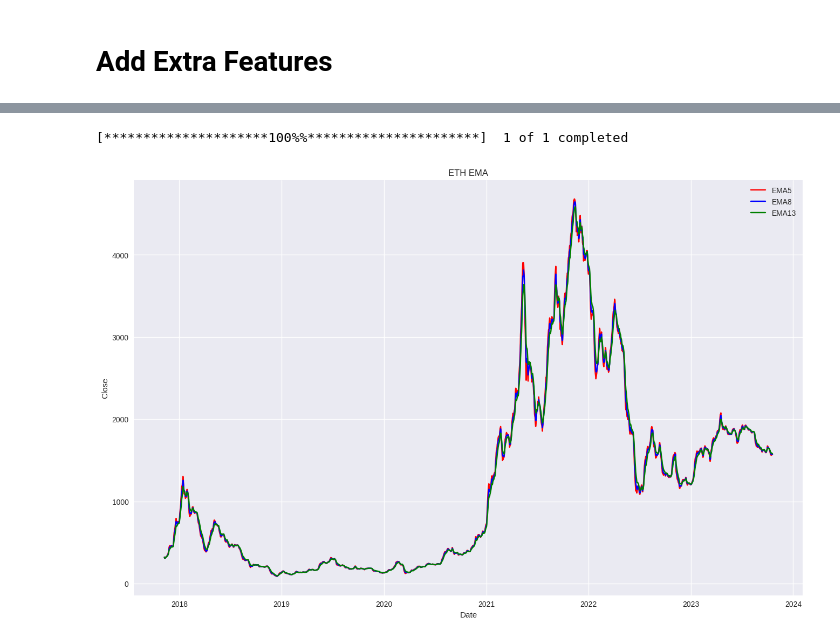
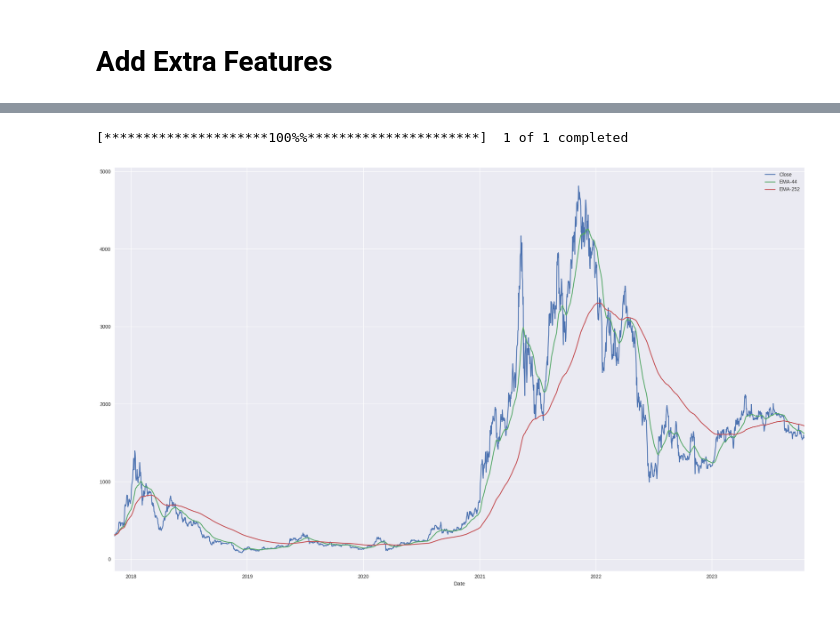
Before and after one commit to mr-robot77/Quera_G11-Project2, a Jupyter notebook: Problem 3/prediction.ipynb, the cells around one changed output, grey strips where cells are left out. Cells and saved outputs as stored; diff of their text form; code cells hidden in the pictures.

Commit message:
fix new solution plots and add documentation

```diff
--- a/Problem 3/prediction.ipynb
+++ b/Problem 3/prediction.ipynb
@@ -1686,53 +1346,107 @@ import numpy as np
 import pandas as pd
 import datetime as dt
 from pylab import mpl, plt
-import seaborn as sns
+plt.style.use('seaborn')
+mpl.rcParams['font.family']
 
-# Load the ETH data
+import yfinance as yf
+
 eth = yf.Ticker("ETH-USD")
 df_eth = yf.download(tickers="ETH-USD", period="max", interval="1d")
 
-# Calculate EMA
-df_eth['EMA5'] = df_eth['Close'].ewm(span=5).mean()
-df_eth['EMA8'] = df_eth['Close'].ewm(span=8).mean()
-df_eth['EMA13'] = df_eth['Close'].ewm(span=13).mean()
+# Calculate EMAs (Exponential moving averages)
+df_eth['EMA-44'] = df_eth['Close'].ewm(span=44).mean() # Calculates the values for the shorter EMA
+df_eth['EMA-252'] = df_eth['Close'].ewm(span=252).mean() # Calculates the values for the longer EMA
 
 # Drop unnecessary columns
 df_eth_filtered = df_eth.drop(columns=['Open','High','Low','Adj Close','Volume'], axis=1)
+
+
+import matplotlib.pyplot as plt
+
+# Plot the filtered DataFrame
+df_eth_filtered.plot( figsize=(20, 12))
+plt.tight_layout()
+# Show the plot
+plt.show()
+
+## Plot with Seaborn
+import seaborn as sns
 
 # Set the figure size
 plt.figure(figsize=(16, 10))
 
 # Plot the EMA lines
 sns.lineplot(
     x="Date",
-    y='EMA5',
+    y='EMA-44',
     data=df_eth_filtered,
     color='red',
-    label='EMA5'
+    label='EMA-44'
 )
 sns.lineplot(
     x="Date",
-    y='EMA8',
+    y='EMA-252',
     data=df_eth_filtered,
     color='blue',
-    label='EMA8'
+    label='EMA-252'
 )
 sns.lineplot(
     x="Date",
-    y='EMA13',
+    y='Close',
     data=df_eth_filtered,
-    color='green',
-    label='EMA13'
+    color='black',
+    label='Close'
 )
-
 # Set the title and labels
-plt.title("ETH EMA")
+plt.title("ETH/USD$ Price")
 plt.xlabel("Date")
-plt.ylabel("Close")
+plt.ylabel("Price")
 
 # Show the plot
 plt.show()
+
+## Plot with Plotly
+import plotly.graph_objects as go
+
+fig = go.Figure()
+
+fig.add_trace(go.Line(
+    x=df_eth_filtered.index,
+    y=df_eth_filtered['EMA-44'],
+    name='EMA-44',
+    marker_color='red'
+))
+fig.add_trace(go.Line(
+    x=df_eth_filtered.index,
+    y=df_eth_filtered['EMA-252'],
+    name='EMA-252',
+    marker_color='blue'
+))
+
+# Plot the Close line
+fig.add_trace(go.Line(
+    x=df_eth_filtered.index,
+    y=df_eth_filtered['Close'],
+    name='Close',
+    marker_color='black'
+))
+
+# Set the title and labels
+fig.update_layout(
+    title="ETH/USD$ Price",
+    xaxis_title="Date",
+    yaxis_title="Price"
+)
+
+# Set the figure size
+fig.update_layout(
+    width=1200,
+    height=800
+)
+
+# Show the plot
+fig.show()
 # %% [output]
 [*********************100%%**********************]  1 of 1 completed
-[figure, old version]
+[figure, new version]
```
Also changed, not shown: parts of 50 cells of this notebook.
